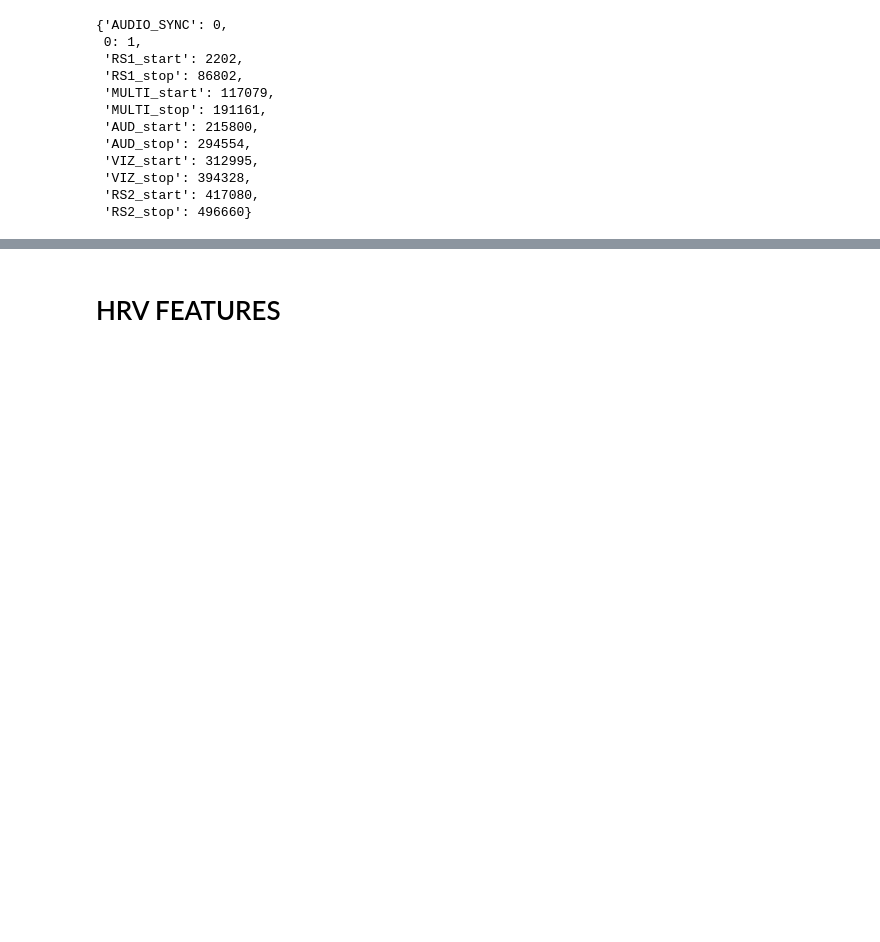
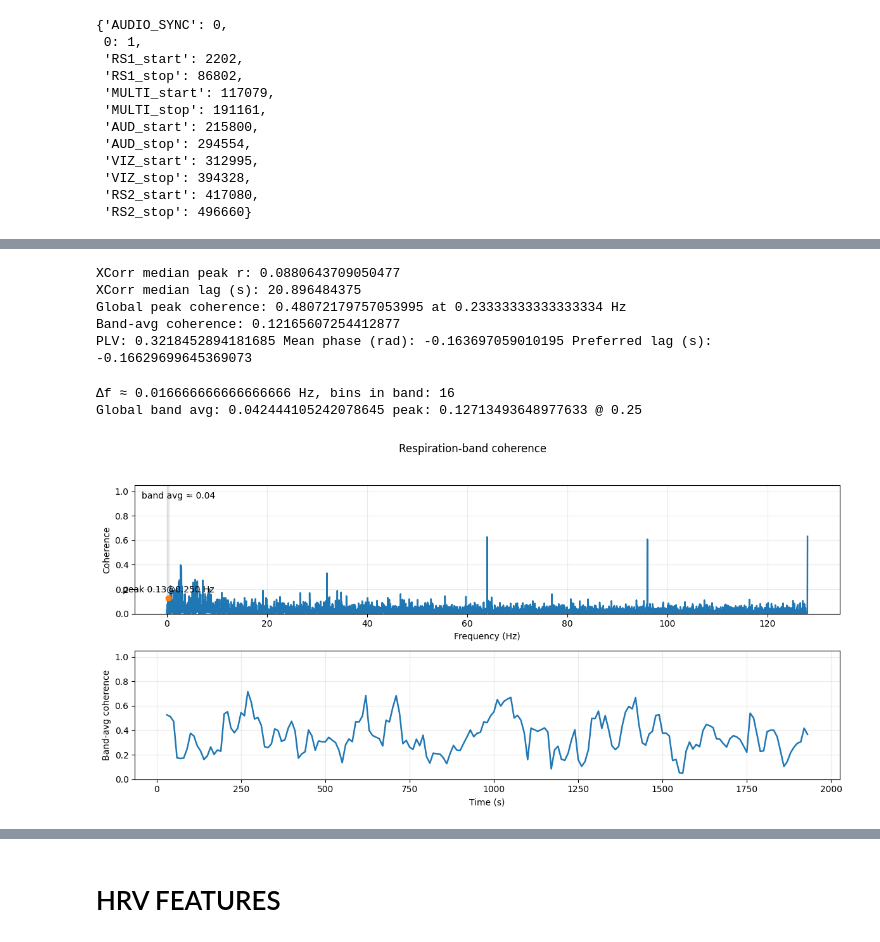
Before and after one commit to marestarellas/HumanNatureAttunement, a Jupyter notebook: notebooks/cleaning_data.ipynb, the cells around one changed output, grey strips where cells are left out. Cells and saved outputs as stored; diff of their text form; code cells hidden in the pictures; blank space fills up the shorter version.

```diff
--- a/notebooks/cleaning_data.ipynb
+++ b/notebooks/cleaning_data.ipynb
@@ -208,0 +223,47 @@ indices
+# %%
+merged_annotated_cut.columns
+resp = merged_annotated_cut['respiration']
+ecg = merged_annotated_cut['EEG-ch8']
+# %%
+# Given: swell, resp are 1D numpy arrays; fs = 256.0
+
+# 1) Windowed cross-corr (±30 s lag, 3-min windows stepping every 10 s)
+xc = windowed_xcorr(ecg, resp, fs=256.0, win_sec=250, step_sec=10, max_lag_sec=30)
+print("XCorr median peak r:", np.median(xc.peak_r))
+print("XCorr median lag (s):", np.median(xc.peak_lag_s))
+
+# 2) Coherence in the respiratory band (0.05–0.5 Hz), plus windowed band-avg coherence
+coh = band_coherence(ecg, resp, fs=256.0, fmin=0.05, fmax=0.5, windowed=True, win_sec=180, step_sec=30)
+print("Global peak coherence:", coh.peak_coh, "at", coh.peak_f, "Hz")
+print("Band-avg coherence:", coh.band_avg_coh)
+
+# 3) PLV around the dominant respiration frequency (auto-detected)
+plv_res = plv_phase_sync(ecg, resp, fs=256.0, f0=None, bw_hz=0.12)  # or set f0 manually
+print("PLV:", plv_res.plv, "Mean phase (rad):", plv_res.mean_phase_diff, "Preferred lag (s):", plv_res.preferred_lag_s)
+# %% [output]
+XCorr median peak r: 0.0880643709050477
+XCorr median lag (s): 20.896484375
+Global peak coherence: 0.48072179757053995 at 0.23333333333333334 Hz
+Band-avg coherence: 0.12165607254412877
+PLV: 0.3218452894181685 Mean phase (rad): -0.163697059010195 Preferred lag (s): -0.16629699645369073
+# %%
+# If you used the windowed function I sent earlier:
+coh = band_coherence_windowed(ecg, resp, fs=256.0, fmin=0.08, fmax=0.35,
+                              win_sec=60, step_sec=10)
+
+fig = plot_coherence_results(coh, band=(0.08, 0.35),
+                             title="Respiration-band coherence")
+# plt.show()
+
+
+# coh["band_avg_coh_win"] is now a time series (no more flat 1.0)
+# How many bins in the band?
+df = 256.0 / _coh_choose_nperseg(int(180*256), 256.0)[0]
+print("Δf ≈", df, "Hz, bins in band:", int(np.round((0.35-0.08)/df)))
+
+# Global stats
+print("Global band avg:", coh["band_avg_coh"], "peak:", coh["peak_coh"], "@", coh["peak_f"])
+# %% [output]
+Δf ≈ 0.016666666666666666 Hz, bins in band: 16
+Global band avg: 0.042444105242078645 peak: 0.12713493648977633 @ 0.25
+[figure, added]
```
Also changed, not shown: parts of 4 cells of this notebook, 1 other file.
